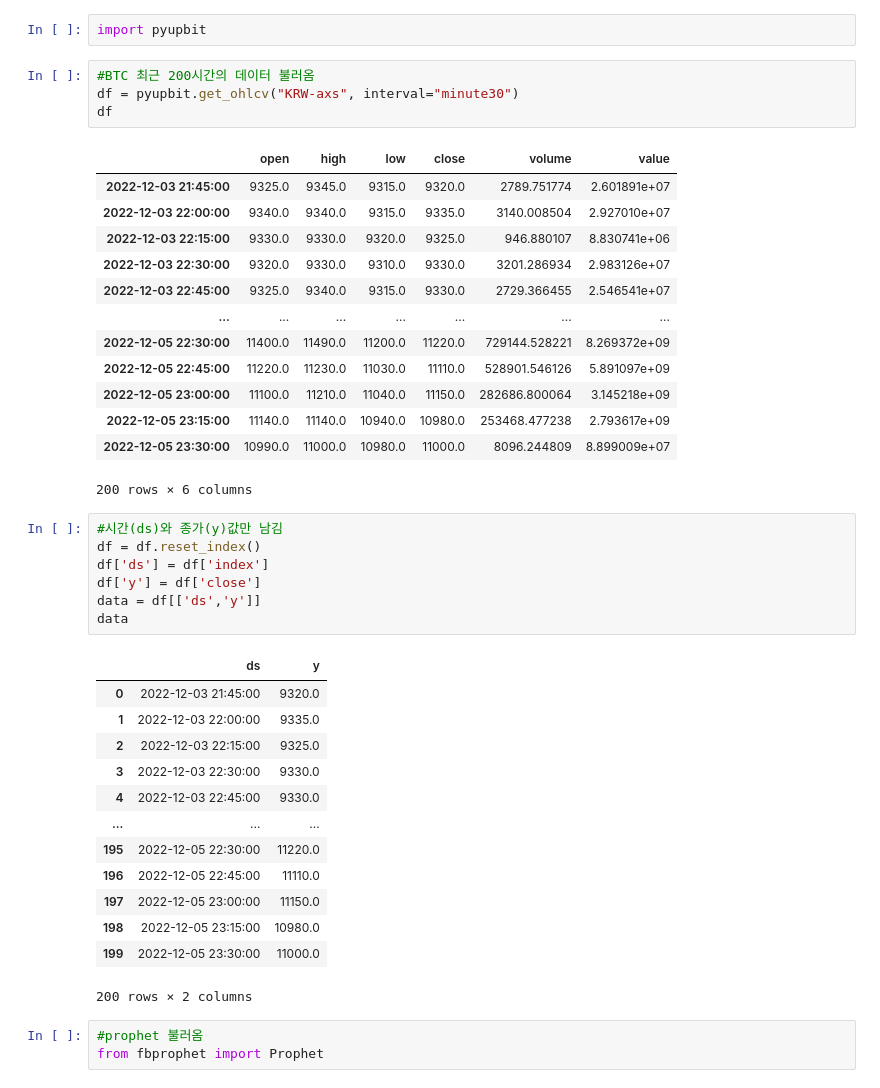
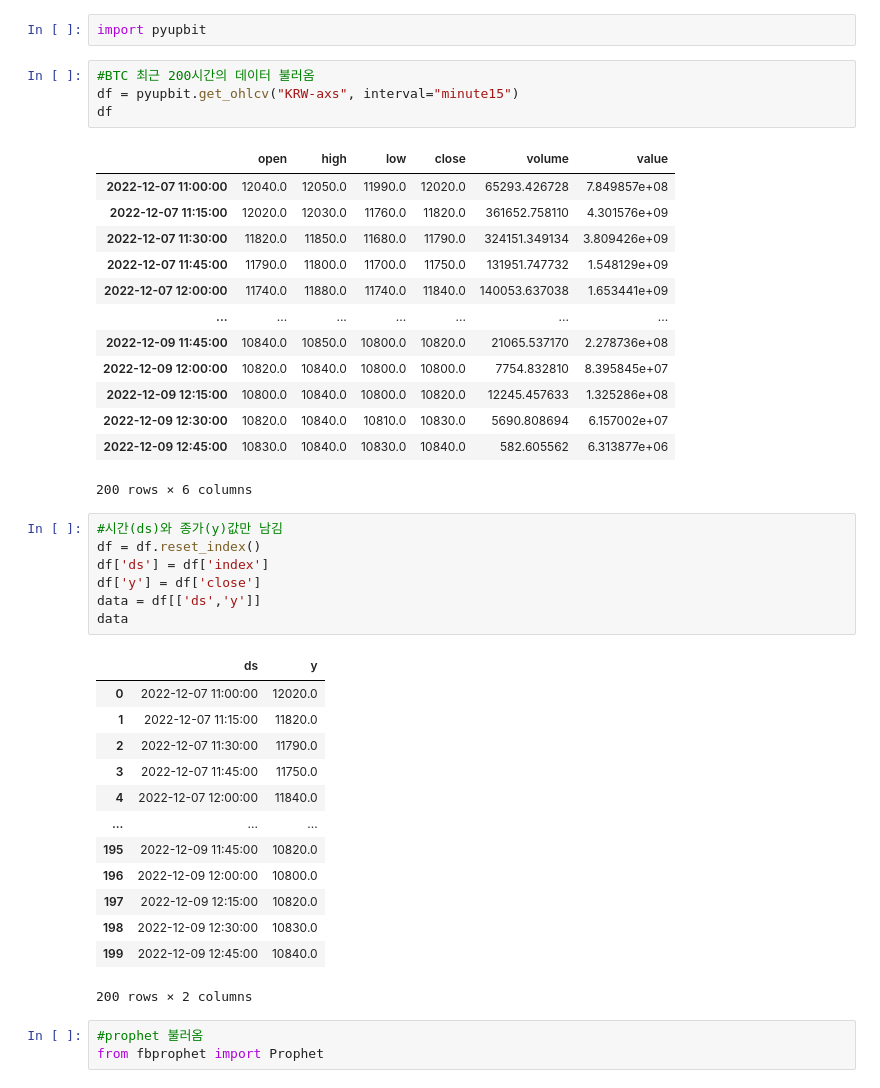
Before and after one commit to kimdongha723/kdh723, a Jupyter notebook: BTC_predict.ipynb, the cells around one changed output. Drawn from its saved outputs; the diff is of its cells as text.

```diff
--- a/BTC_predict.ipynb
+++ b/BTC_predict.ipynb
@@ -41,21 +47,21 @@ Successfully installed pystan-2.19.1.1
 import pyupbit
 # %%
 #BTC 최근 200시간의 데이터 불러옴
-df = pyupbit.get_ohlcv("KRW-axs", interval="minute30")
+df = pyupbit.get_ohlcv("KRW-axs", interval="minute15")
 df
 # %% [output]
 |  | open | high | low | close | volume | value |
-| 2022-12-03 21:45:00 | 9325.0 | 9345.0 | 9315.0 | 9320.0 | 2789.751774 | 2.601891e+07 |
-| 2022-12-03 22:00:00 | 9340.0 | 9340.0 | 9315.0 | 9335.0 | 3140.008504 | 2.927010e+07 |
-| 2022-12-03 22:15:00 | 9330.0 | 9330.0 | 9320.0 | 9325.0 | 946.880107 | 8.830741e+06 |
-| 2022-12-03 22:30:00 | 9320.0 | 9330.0 | 9310.0 | 9330.0 | 3201.286934 | 2.983126e+07 |
-| 2022-12-03 22:45:00 | 9325.0 | 9340.0 | 9315.0 | 9330.0 | 2729.366455 | 2.546541e+07 |
+| 2022-12-07 11:00:00 | 12040.0 | 12050.0 | 11990.0 | 12020.0 | 65293.426728 | 7.849857e+08 |
+| 2022-12-07 11:15:00 | 12020.0 | 12030.0 | 11760.0 | 11820.0 | 361652.758110 | 4.301576e+09 |
+| 2022-12-07 11:30:00 | 11820.0 | 11850.0 | 11680.0 | 11790.0 | 324151.349134 | 3.809426e+09 |
+| 2022-12-07 11:45:00 | 11790.0 | 11800.0 | 11700.0 | 11750.0 | 131951.747732 | 1.548129e+09 |
+| 2022-12-07 12:00:00 | 11740.0 | 11880.0 | 11740.0 | 11840.0 | 140053.637038 | 1.653441e+09 |
 | ... | ... | ... | ... | ... | ... | ... |
-| 2022-12-05 22:30:00 | 11400.0 | 11490.0 | 11200.0 | 11220.0 | 729144.528221 | 8.269372e+09 |
-| 2022-12-05 22:45:00 | 11220.0 | 11230.0 | 11030.0 | 11110.0 | 528901.546126 | 5.891097e+09 |
-| 2022-12-05 23:00:00 | 11100.0 | 11210.0 | 11040.0 | 11150.0 | 282686.800064 | 3.145218e+09 |
-| 2022-12-05 23:15:00 | 11140.0 | 11140.0 | 10940.0 | 10980.0 | 253468.477238 | 2.793617e+09 |
-| 2022-12-05 23:30:00 | 10990.0 | 11000.0 | 10980.0 | 11000.0 | 8096.244809 | 8.899009e+07 |
+| 2022-12-09 11:45:00 | 10840.0 | 10850.0 | 10800.0 | 10820.0 | 21065.537170 | 2.278736e+08 |
+| 2022-12-09 12:00:00 | 10820.0 | 10840.0 | 10800.0 | 10800.0 | 7754.832810 | 8.395845e+07 |
+| 2022-12-09 12:15:00 | 10800.0 | 10840.0 | 10800.0 | 10820.0 | 12245.457633 | 1.325286e+08 |
+| 2022-12-09 12:30:00 | 10820.0 | 10840.0 | 10810.0 | 10830.0 | 5690.808694 | 6.157002e+07 |
+| 2022-12-09 12:45:00 | 10830.0 | 10840.0 | 10830.0 | 10840.0 | 582.605562 | 6.313877e+06 |
 200 rows × 6 columns
 # %%
 #시간(ds)와 종가(y)값만 남김
@@ -66,17 +72,17 @@ data = df[['ds','y']]
 data
 # %% [output]
 |  | ds | y |
-| 0 | 2022-12-03 21:45:00 | 9320.0 |
-| 1 | 2022-12-03 22:00:00 | 9335.0 |
-| 2 | 2022-12-03 22:15:00 | 9325.0 |
-| 3 | 2022-12-03 22:30:00 | 9330.0 |
-| 4 | 2022-12-03 22:45:00 | 9330.0 |
+| 0 | 2022-12-07 11:00:00 | 12020.0 |
+| 1 | 2022-12-07 11:15:00 | 11820.0 |
+| 2 | 2022-12-07 11:30:00 | 11790.0 |
+| 3 | 2022-12-07 11:45:00 | 11750.0 |
+| 4 | 2022-12-07 12:00:00 | 11840.0 |
 | ... | ... | ... |
-| 195 | 2022-12-05 22:30:00 | 11220.0 |
-| 196 | 2022-12-05 22:45:00 | 11110.0 |
-| 197 | 2022-12-05 23:00:00 | 11150.0 |
-| 198 | 2022-12-05 23:15:00 | 10980.0 |
-| 199 | 2022-12-05 23:30:00 | 11000.0 |
+| 195 | 2022-12-09 11:45:00 | 10820.0 |
+| 196 | 2022-12-09 12:00:00 | 10800.0 |
+| 197 | 2022-12-09 12:15:00 | 10820.0 |
+| 198 | 2022-12-09 12:30:00 | 10830.0 |
+| 199 | 2022-12-09 12:45:00 | 10840.0 |
 200 rows × 2 columns
 # %%
 #prophet 불러옴
```
Also changed, not shown: parts of 5 cells of this notebook.
